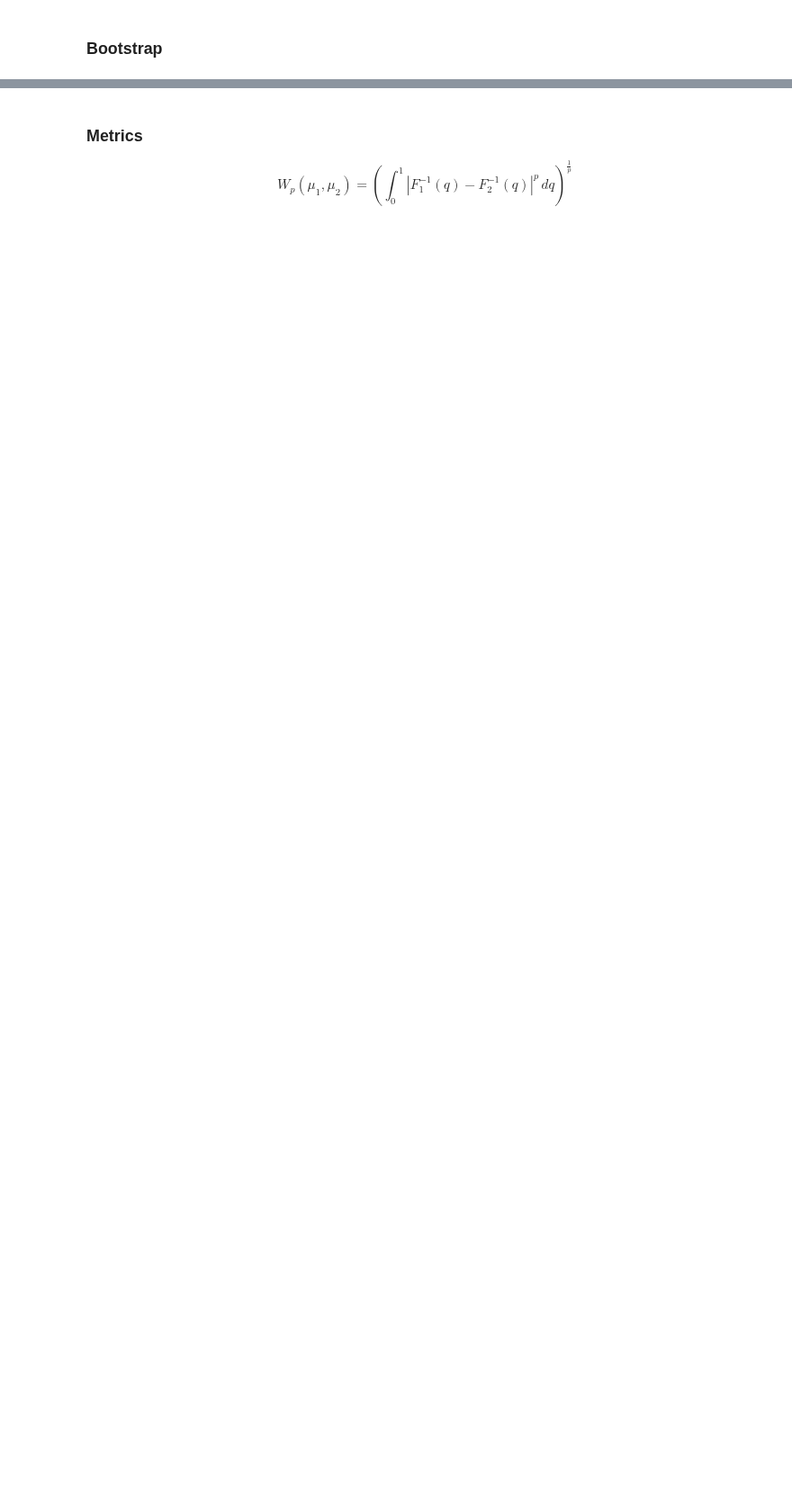
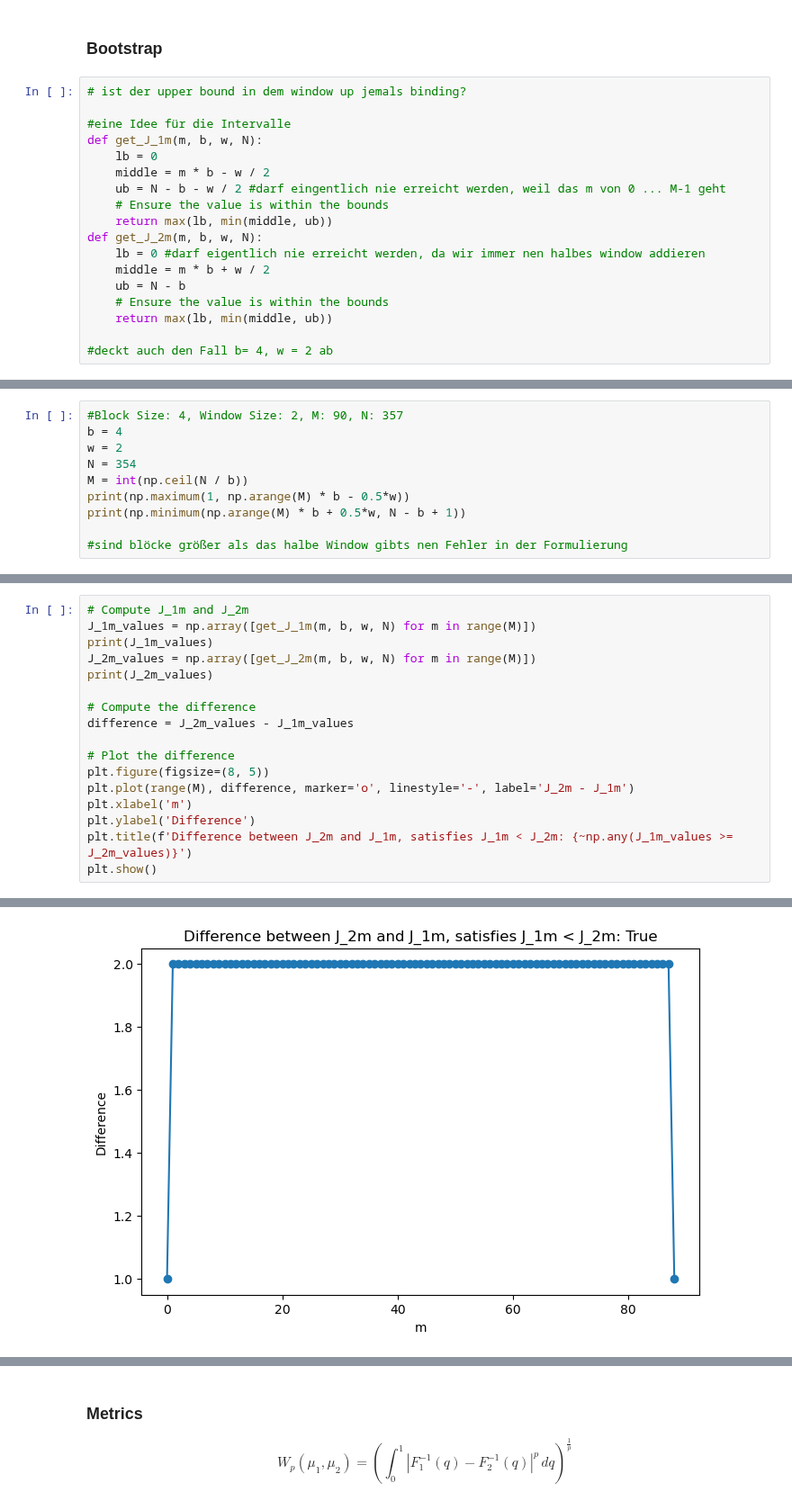
Before and after one commit to chrisnhr/Diplom, a Jupyter notebook: bootstrapping.ipynb, the cells around one changed output, grey strips where cells are left out. Shown at 90% size. Saved outputs shown, nothing was run; the diff lists cells and outputs as text; blank space fills up the shorter version.

```diff
--- a/bootstrapping.ipynb
+++ b/bootstrapping.ipynb
@@ -76,3 +77,21 @@ class InputData:
         return df
 # %% [markdown]
 ### Bootstrap
+# %%
+# ist der upper bound in dem window up jemals binding?
+
+#eine Idee für die Intervalle
+def get_J_1m(m, b, w, N):
+    lb = 0
+    middle = m * b - w / 2
+    ub = N - b - w / 2 #darf eingentlich nie erreicht werden, weil das m von 0 ... M-1 geht
+    # Ensure the value is within the bounds
+    return max(lb, min(middle, ub))
+def get_J_2m(m, b, w, N):
+    lb = 0 #darf eigentlich nie erreicht werden, da wir immer nen halbes window addieren
+    middle = m * b + w / 2
+    ub = N - b
+    # Ensure the value is within the bounds
+    return max(lb, min(middle, ub))
+
+#deckt auch den Fall b= 4, w = 2 ab
@@ -78,0 +106,10 @@ class InputData:
+# %%
+#Block Size: 4, Window Size: 2, M: 90, N: 357
+b = 4
+w = 2
+N = 354
+M = int(np.ceil(N / b))
+print(np.maximum(1, np.arange(M) * b - 0.5*w))
+print(np.minimum(np.arange(M) * b + 0.5*w, N - b + 1))
+
+#sind blöcke größer als das halbe Window gibts nen Fehler in der Formulierung
@@ -78,0 +131,18 @@ class InputData:
+# %%
+# Compute J_1m and J_2m
+J_1m_values = np.array([get_J_1m(m, b, w, N) for m in range(M)])
+print(J_1m_values)
+J_2m_values = np.array([get_J_2m(m, b, w, N) for m in range(M)])
+print(J_2m_values)
+
+# Compute the difference
+difference = J_2m_values - J_1m_values
+
+# Plot the difference
+plt.figure(figsize=(8, 5))
+plt.plot(range(M), difference, marker='o', linestyle='-', label='J_2m - J_1m')
+plt.xlabel('m')
+plt.ylabel('Difference')
+plt.title(f'Difference between J_2m and J_1m, satisfies J_1m < J_2m: {~np.any(J_1m_values >= J_2m_values)}')
+plt.show()
+# %% [output]
@@ -79,2 +163,3 @@ class InputData:
+[figure, added]
 # %%
 class Sampling:
```
Also changed, not shown: parts of 13 cells of this notebook, 3 other files.
